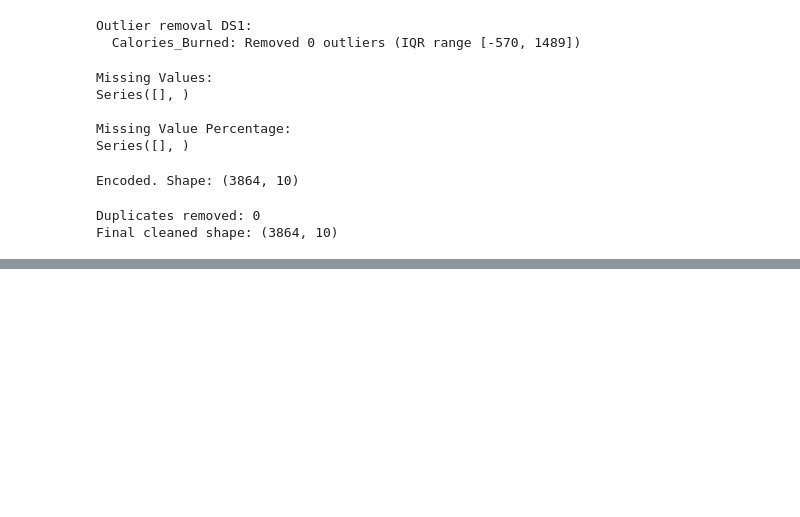
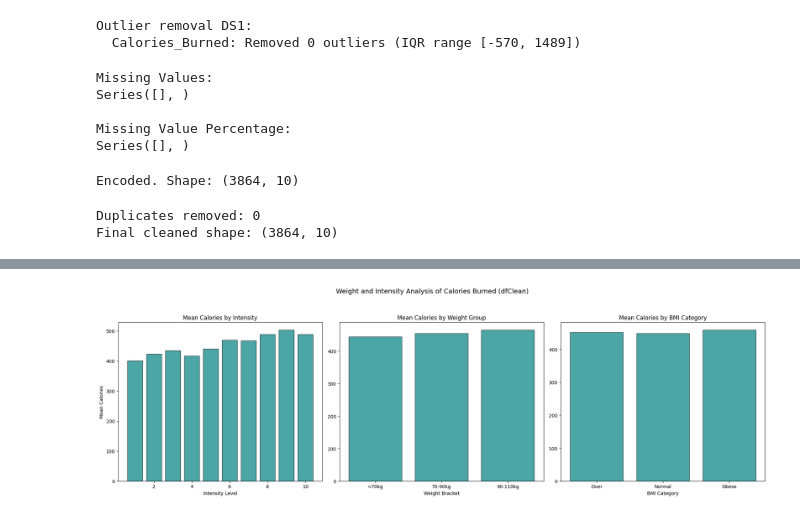
Before and after one commit to heyisula/caloriesense, a Jupyter notebook: trainV4.ipynb, the cells around one changed output, grey strips where cells are left out. Drawn from its saved outputs; the diff is of its cells as text; code cells hidden in the pictures; blank space fills up the shorter version.

```diff
--- a/trainV4.ipynb
+++ b/trainV4.ipynb
@@ -258,0 +290,33 @@ dtype: object
+# %%
+dfClean['Weight_Bracket'] = pd.cut(dfClean['Weight'],
+                                   bins=[0, 70, 90, 110, 150],
+                                   labels=['<70kg', '70-90kg', '90-110kg', '>110kg'])
+dfClean['Age_Bracket'] = pd.cut(dfClean['Age'], bins=[0, 30, 45, 60, 100], labels=['18-30', '31-45', '46-60', '60+'])
+dfClean['BMI_Class'] = pd.cut(dfClean['BMI'], bins=[0, 18.5, 25, 30, 100], labels=['Under', 'Normal', 'Over', 'Obese'])
+
+
+fig, axes = plt.subplots(1, 3, figsize=(20, 6))
+teal_style = {'color': 'teal', 'edgecolor': 'black', 'alpha': 0.7}
+
+intensity_means = dfClean.groupby('Exercise_Intensity')['Calories_Burned'].mean()
+axes[0].bar(intensity_means.index, intensity_means.values, **teal_style)
+axes[0].set_title('Mean Calories by Intensity')
+axes[0].set_xlabel('Intensity Level')
+axes[0].set_ylabel('Mean Calories')
+
+weight_means = dfClean.groupby('Weight_Bracket')['Calories_Burned'].mean()
+axes[1].bar(weight_means.index, weight_means.values, **teal_style)
+axes[1].set_title('Mean Calories by Weight Group')
+axes[1].set_xlabel('Weight Bracket')
+
+bmi_means = dfClean.groupby('BMI')['Calories_Burned'].mean()
+axes[2].bar(dfClean['BMI_Class'].unique(), dfClean.groupby('BMI_Class')['Calories_Burned'].mean(), **teal_style)
+axes[2].set_title('Mean Calories by BMI Category')
+axes[2].set_xlabel('BMI Category')
+
+plt.suptitle('Weight and Intensity Analysis of Calories Burned (dfClean)', y=1.05, fontsize=14)
+plt.tight_layout()
+plt.savefig('out/calories_burned_by_weight_intensity.png', dpi=300)
+plt.show()
+# %% [output]
+[figure, added]
```
Also changed, not shown: parts of 22 cells of this notebook, 3 other files.
